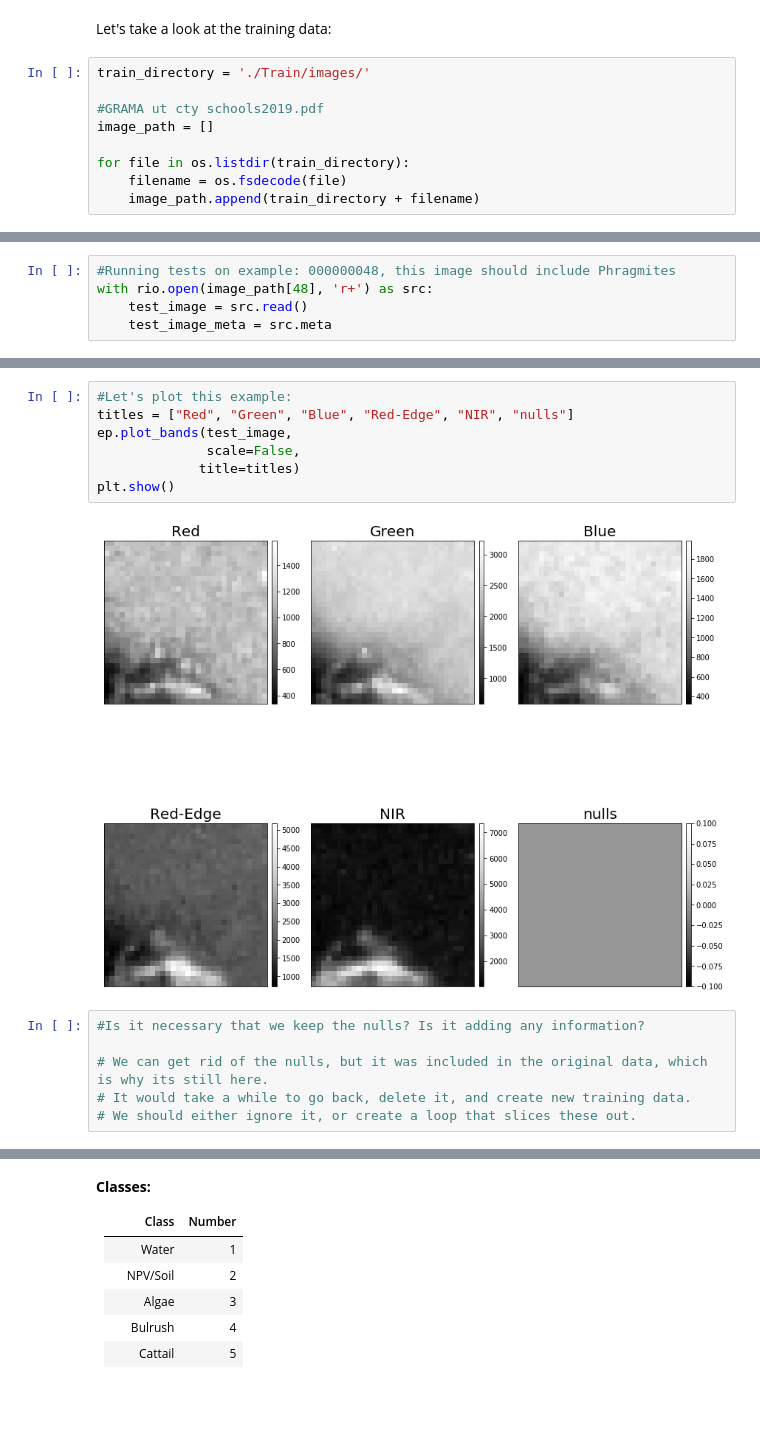
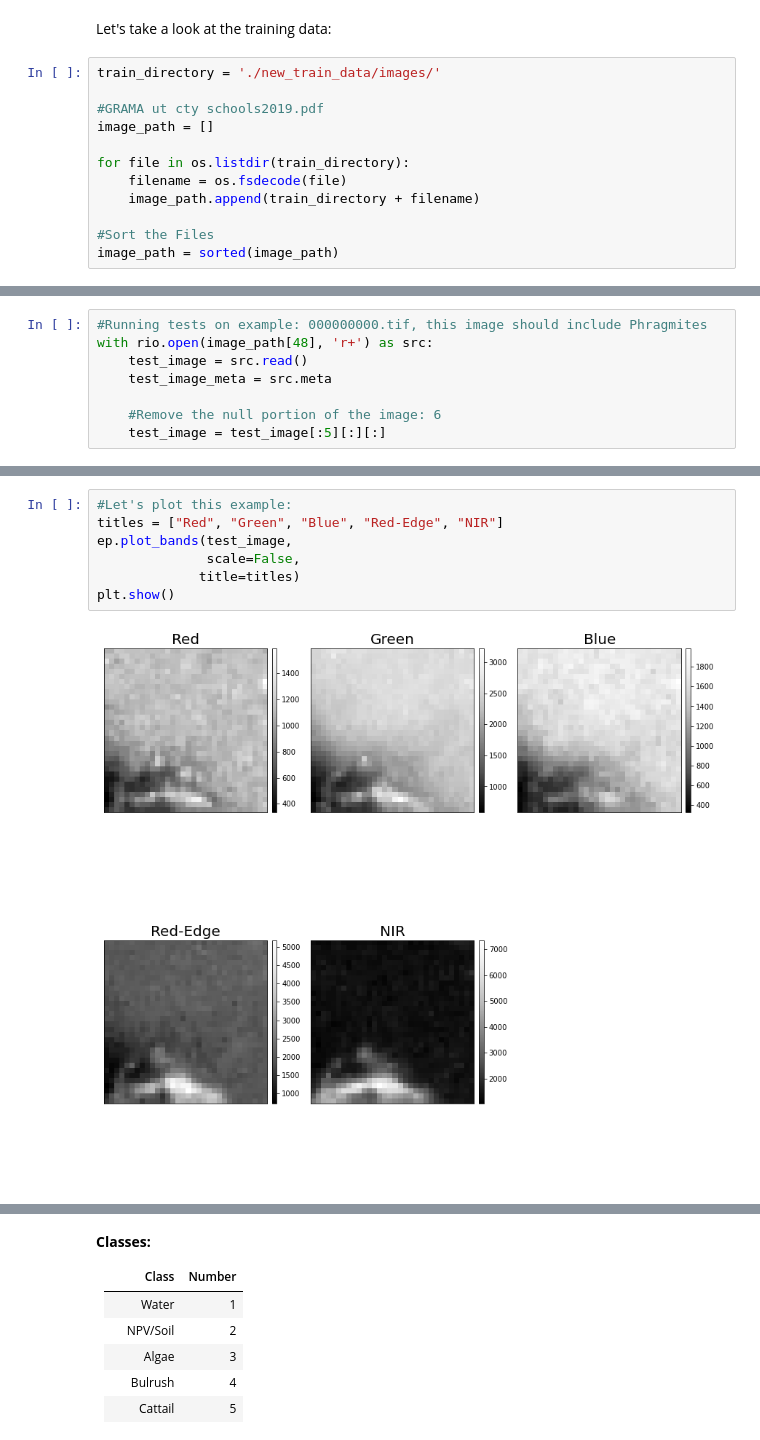
Before and after one commit to greglee1905/Phragmites_australis_Classification, a Jupyter notebook: exploratory_analysis.ipynb, the cells around one changed output, grey strips where cells are left out. Saved outputs shown, nothing was run; the diff lists cells and outputs as text; blank space fills up the shorter version.

Commit message:
Arranging Data

```diff
--- a/exploratory_analysis.ipynb
+++ b/exploratory_analysis.ipynb
@@ -125,7 +127,7 @@ The NDRE looks very close to a normal distribution, much more so than the NDVI.
 # %% [markdown]
 Let's take a look at the training data:
 # %%
-train_directory = './Train/images/'
+train_directory = './new_train_data/images/'
 
 #GRAMA ut cty schools2019.pdf
 image_path = []
@@ -133,6 +135,9 @@ image_path = []
 for file in os.listdir(train_directory):
     filename = os.fsdecode(file)
     image_path.append(train_directory + filename)
+
+#Sort the Files
+image_path = sorted(image_path)
 # %%
 image_path[48]
 # %% [output]
@@ -140,8 +145,11 @@ image_path[48]
 # %%
-#Running tests on example: 000000048, this image should include Phragmites
+#Running tests on example: 000000000.tif, this image should include Phragmites
 with rio.open(image_path[48], 'r+') as src:
     test_image = src.read()
     test_image_meta = src.meta
+
+    #Remove the null portion of the image: 6
+    test_image = test_image[:5][:][:]
 # %%
 print("The shape of the training image is {0} by {1} by {2}".format(test_image.shape[0],
                                                                     test_image.shape[1],test_image.shape[2]))
@@ -150,17 +158,11 @@ The shape of the training image is 6 by 32 by 32
 # %%
 #Let's plot this example:
-titles = ["Red", "Green", "Blue", "Red-Edge", "NIR", "nulls"]
+titles = ["Red", "Green", "Blue", "Red-Edge", "NIR"]
 ep.plot_bands(test_image,
               scale=False,
              title=titles)
 plt.show()
 # %% [output]
-[figure, old version]
+[figure, new version]
-# %%
-#Is it necessary that we keep the nulls? Is it adding any information?
-
-# We can get rid of the nulls, but it was included in the original data, which is why its still here.
-# It would take a while to go back, delete it, and create new training data.
-# We should either ignore it, or create a loop that slices these out.
 # %%
 #Let's see if we can visualize what a label looks like:
```
Also changed, not shown: parts of 34 cells of this notebook.
